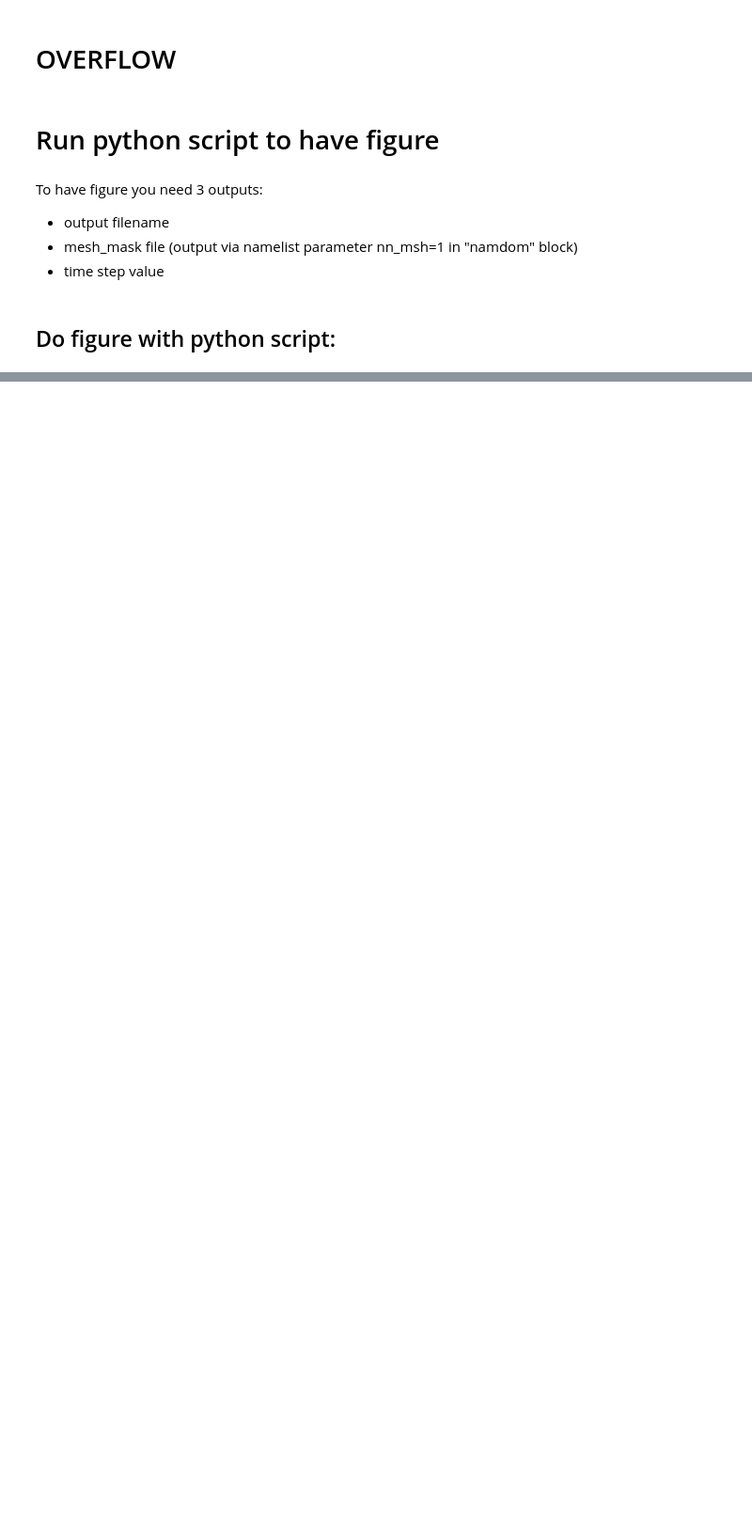
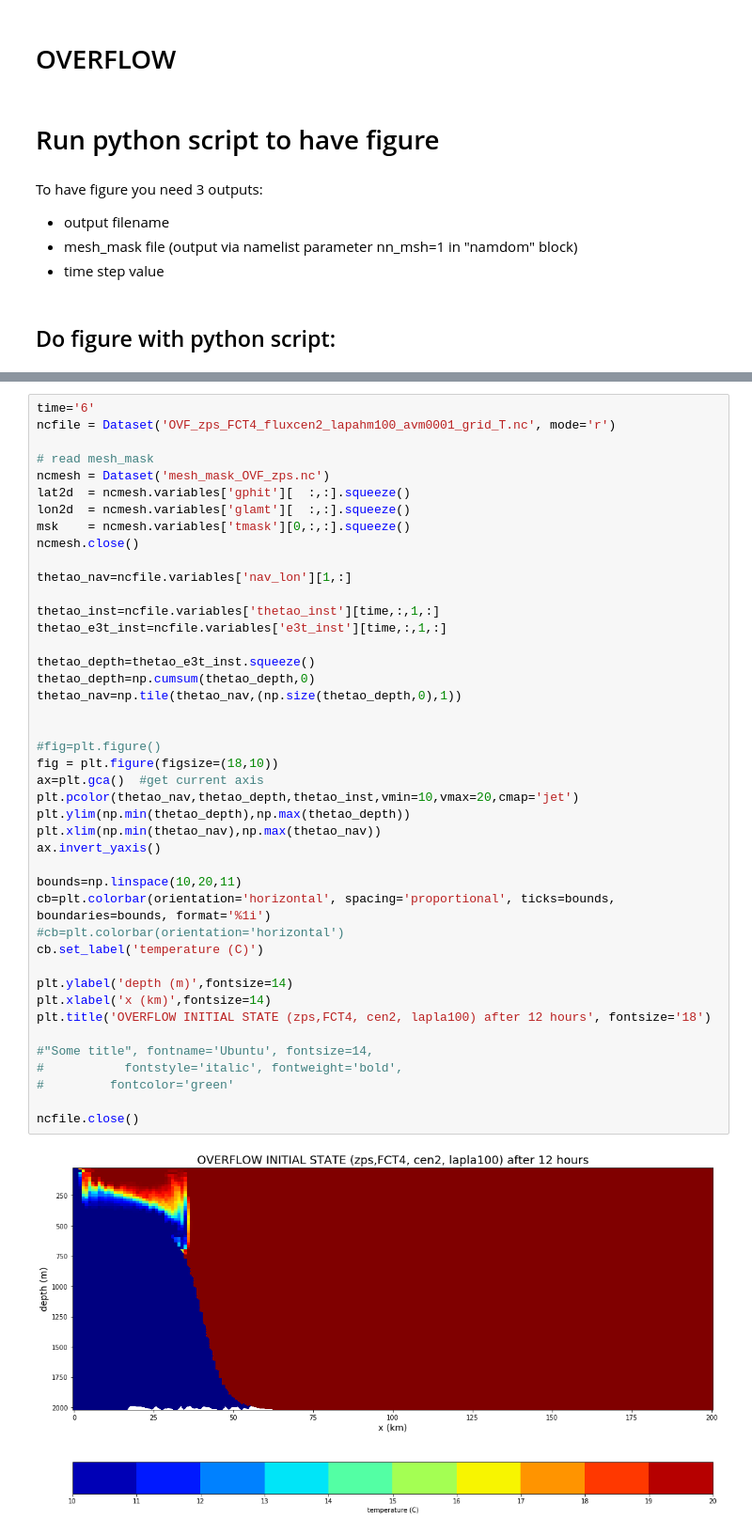
Before and after one commit to sflavoni/NEMO-test-cases, a Jupyter notebook: overflow/notebook/overflow_notebook.ipynb, the cells around one changed output, grey strips where cells are left out. Shown at 94% size. Saved outputs shown, nothing was run; the diff lists cells and outputs as text; blank space fills up the shorter version.

Commit message:
update notebook and plot

```diff
--- a/overflow/notebook/overflow_notebook.ipynb
+++ b/overflow/notebook/overflow_notebook.ipynb
@@ -18,3 +20,48 @@ import matplotlib.pyplot as plt
 # %% [output]
 Populating the interactive namespace from numpy and matplotlib
+# %%
+time='6'
+ncfile = Dataset('OVF_zps_FCT4_fluxcen2_lapahm100_avm0001_grid_T.nc', mode='r')
+
+# read mesh_mask
+ncmesh = Dataset('mesh_mask_OVF_zps.nc')
+lat2d  = ncmesh.variables['gphit'][  :,:].squeeze()
+lon2d  = ncmesh.variables['glamt'][  :,:].squeeze()
+msk    = ncmesh.variables['tmask'][0,:,:].squeeze()
+ncmesh.close()
+
+thetao_nav=ncfile.variables['nav_lon'][1,:]
+
+thetao_inst=ncfile.variables['thetao_inst'][time,:,1,:]
+thetao_e3t_inst=ncfile.variables['e3t_inst'][time,:,1,:]
+
+thetao_depth=thetao_e3t_inst.squeeze()
+thetao_depth=np.cumsum(thetao_depth,0)
+thetao_nav=np.tile(thetao_nav,(np.size(thetao_depth,0),1))
+
+
+#fig=plt.figure()
+fig = plt.figure(figsize=(18,10))
+ax=plt.gca()  #get current axis
+plt.pcolor(thetao_nav,thetao_depth,thetao_inst,vmin=10,vmax=20,cmap='jet')
+plt.ylim(np.min(thetao_depth),np.max(thetao_depth))
+plt.xlim(np.min(thetao_nav),np.max(thetao_nav))
+ax.invert_yaxis()
+
+bounds=np.linspace(10,20,11)
+cb=plt.colorbar(orientation='horizontal', spacing='proportional', ticks=bounds, boundaries=bounds, format='%1i')
+#cb=plt.colorbar(orientation='horizontal')
+cb.set_label('temperature (C)')
+
+plt.ylabel('depth (m)',fontsize=14)
+plt.xlabel('x (km)',fontsize=14)
+plt.title('OVERFLOW INITIAL STATE (zps,FCT4, cen2, lapla100) after 12 hours', fontsize='18')
+
+#"Some title", fontname='Ubuntu', fontsize=14,
+#           fontstyle='italic', fontweight='bold',
+#         fontcolor='green'
+
+ncfile.close()
+# %% [output]
+[figure, added]
 # %%
```
Also changed, not shown: parts of 2 cells of this notebook.
